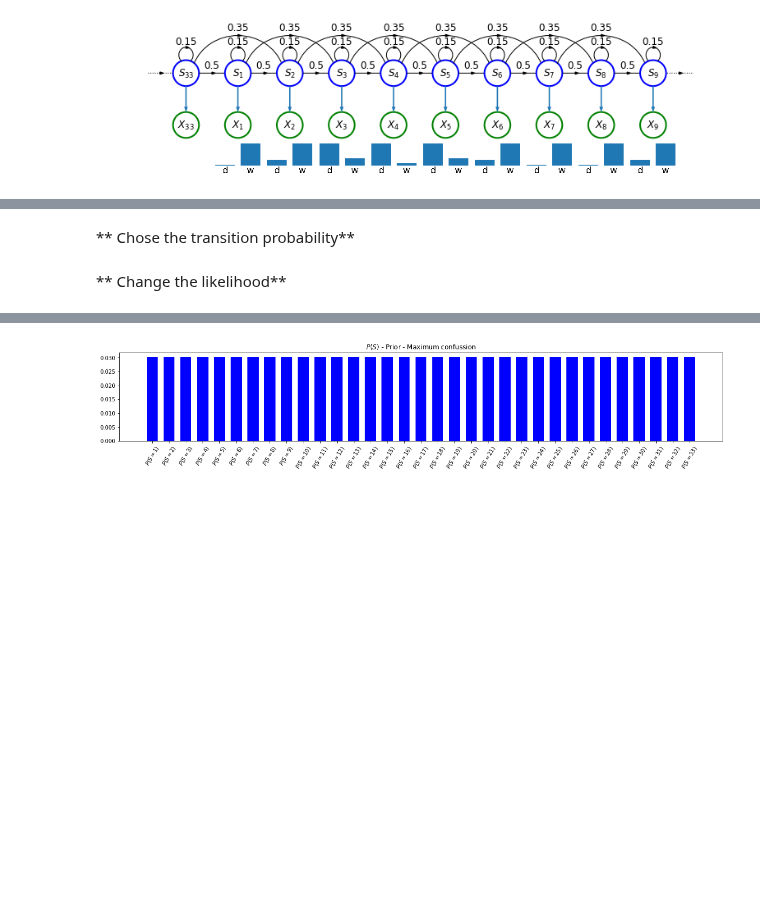
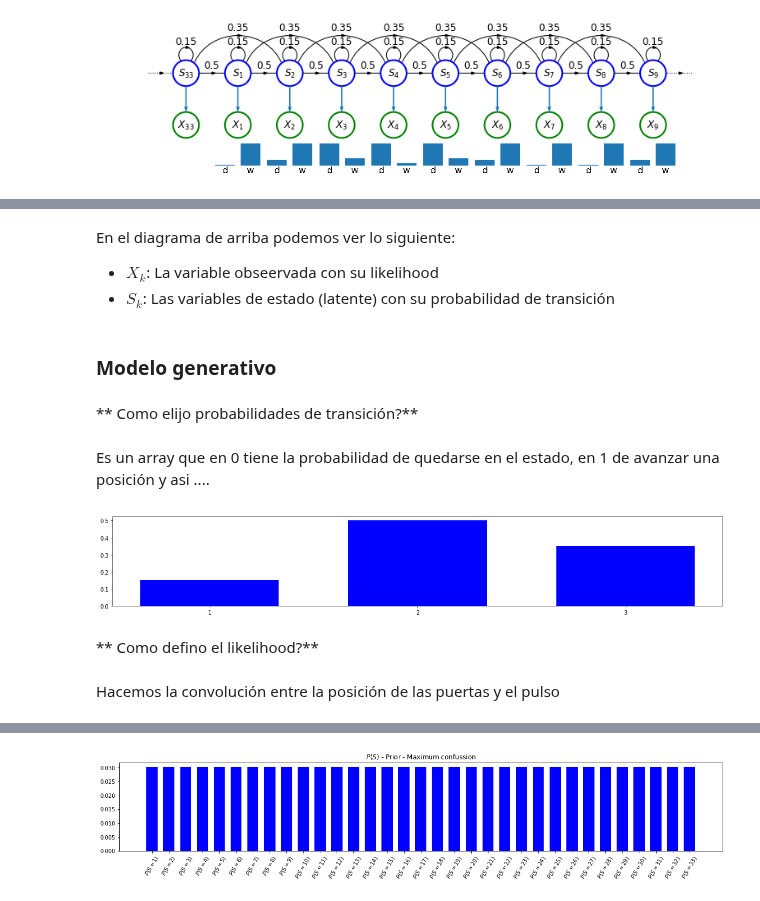
Before and after one commit to jganzabal/Kalman-as-Recursive-Bayesian-Estimation, a Jupyter notebook: 1_Histogram Filters.ipynb, the cells around one changed output, grey strips where cells are left out. Drawn from its saved outputs; the diff is of its cells as text; code cells hidden in the pictures; blank space fills up the shorter version.

```diff
--- a/1_Histogram Filters.ipynb
+++ b/1_Histogram Filters.ipynb
@@ -123,16 +126,29 @@ In the above diagram you can see everything together:
-# %% [markdown]
-** Chose the transition probability**
+# %% [markdown]
+En el diagrama de arriba podemos ver lo siguiente:
+- $X_k$: La variable obseervada con su likelihood
+- $S_k$: Las variables de estado (latente) con su probabilidad de transición
+# %% [markdown]
+### Modelo generativo
+# %% [markdown]
+** Como elijo probabilidades de transición?**
+# %% [markdown]
+Es un array que en 0 tiene la probabilidad de quedarse en el estado, en 1 de avanzar una posición y asi ....
 # %%
 # Original
 W1 = np.zeros(3); W1[0] = 0.15; W1[1] = 0.50; W1[2] = 0.35
 # Walk with steps of 3 with p=1
 W2 = np.zeros(4); W2[3] = 1;
 # Walk with steps of 11 with p=1
 W3 = np.zeros(12); W3[11] = 1;
 # Dont walk
 W4 = np.zeros(1); W4[0] = 1;
 W_gen = W1
+plot_distribution(W_gen)
+# %% [output]
+[figure, added]
-# %% [markdown]
-** Change the likelihood**
+# %% [markdown]
+** Como defino el likelihood?**
+# %% [markdown]
+Hacemos la convolución entre la posición de las puertas y el pulso
 # %%
 pulse1 = np.array([0.2, 0.75, 0.9, 0.75, 0.2])
```
Also changed, not shown: parts of 118 cells of this notebook, 12 other files.
